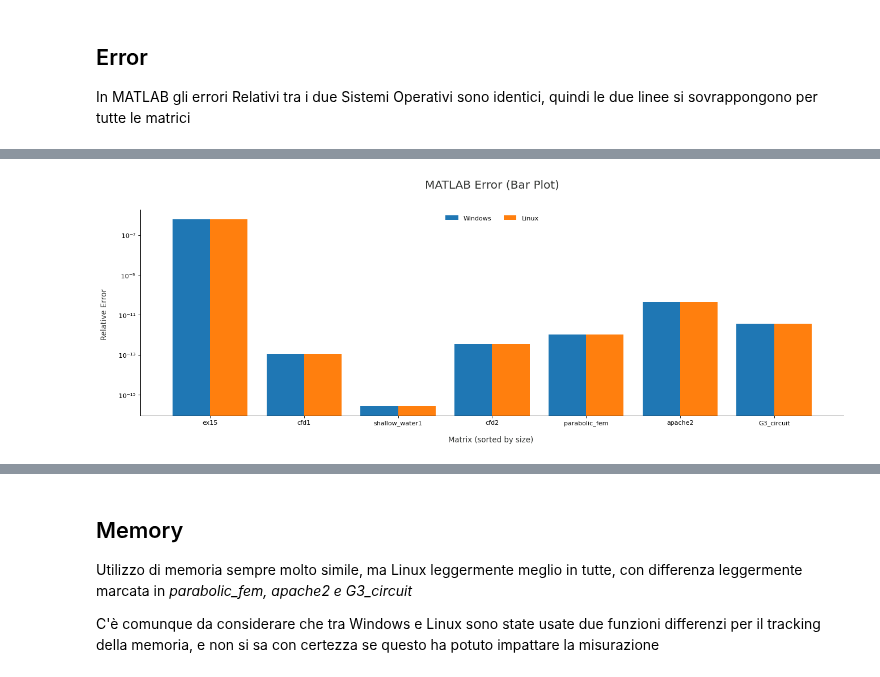
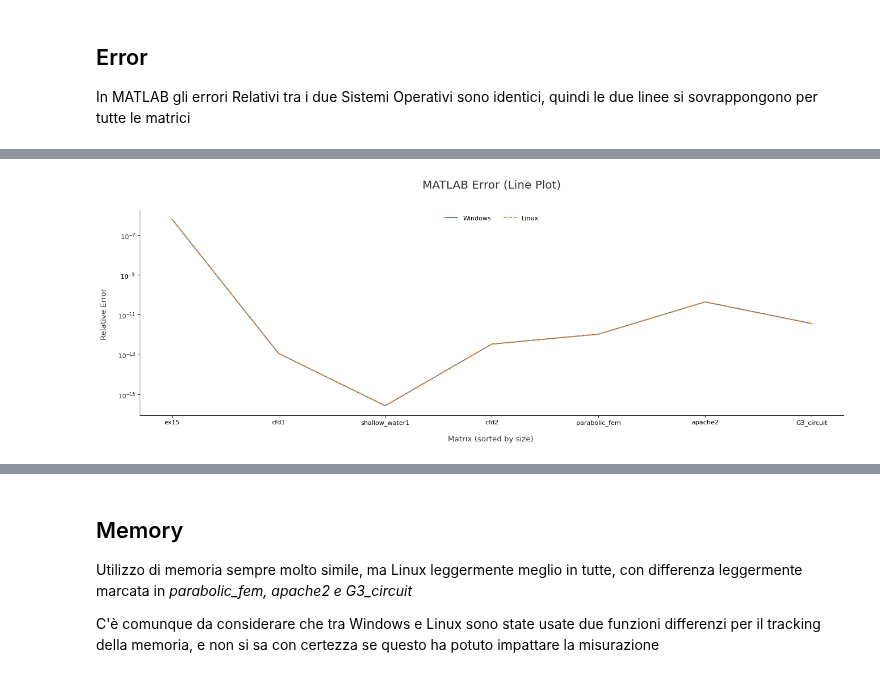
Before and after one commit to simonebenitozzi/cholesky-analysis, a Jupyter notebook: Analysis/model/OSCompare.ipynb, the cells around one changed output, grey strips where cells are left out. Saved outputs shown, nothing was run; the diff lists cells and outputs as text; code cells hidden in the pictures.

```diff
--- a/Analysis/model/OSCompare.ipynb
+++ b/Analysis/model/OSCompare.ipynb
@@ -13,6 +13,8 @@ from Analysis.resources.costants import RESOURCES_DIRECTORY
 # %% [markdown]
 Data Loading
 # %%
+folder_name = "OSCompare"
+
 from Analysis.model.helper import *
 
 LEGEND_1 = "Windows"
@@ -57,4 +46,6 @@ plot(matrix_names, mat_win_errors, mat_lin_errors, NAME, ERROR, 'MATLAB Error',
 # %%
-bar_plot(matrix_names, mat_win_errors, mat_lin_errors, NAME, ERROR, 'MATLAB Error', LEGEND_1, LEGEND_2, LOG_SCALE=True)
+path = get_figures_path(folder_name, "error_matlab_line.png")
+
+plot(matrix_names, mat_win_errors, mat_lin_errors, NAME, ERROR, 'MATLAB Error', LEGEND_1, LEGEND_2, path, LOG_SCALE=True)
 # %% [output]
-[figure, old version]
+[figure, new version]
```
Also changed, not shown: parts of 13 cells of this notebook, 12 other files.
